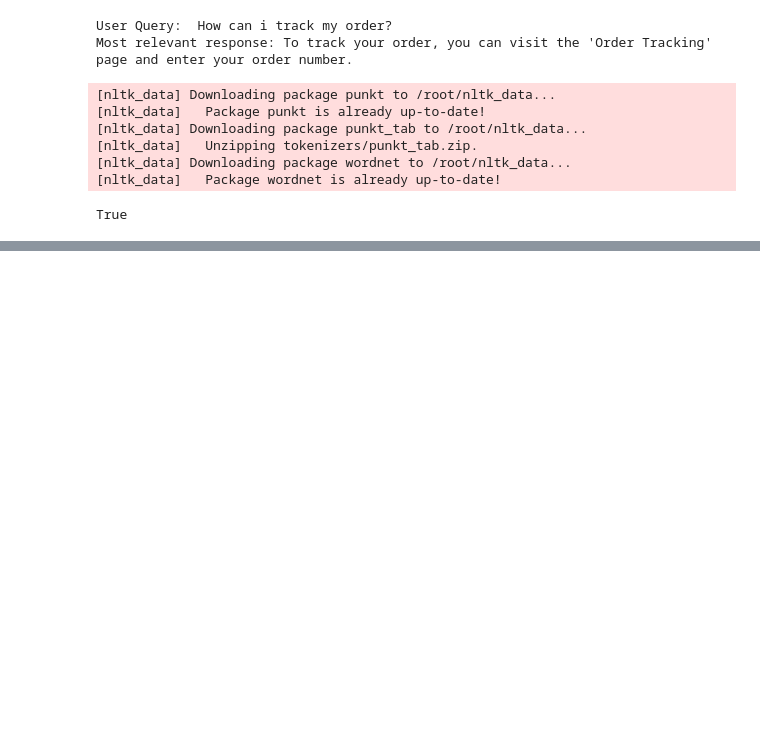
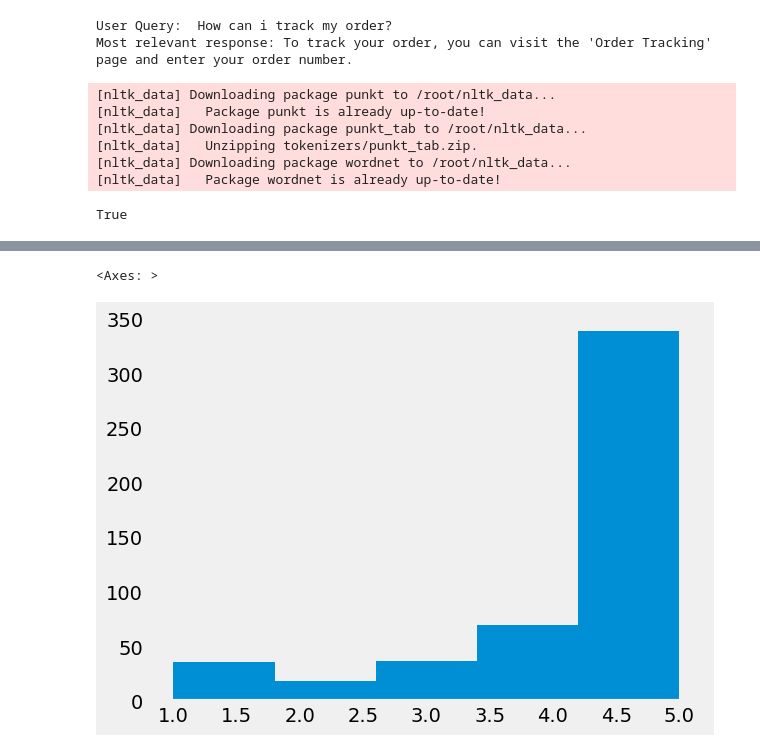
Before and after one commit to theManiac218/python, a Jupyter notebook: nlp.ipynb, the cells around one changed output, grey strips where cells are left out. Cells and saved outputs as stored; diff of their text form; code cells hidden in the pictures; blank space fills up the shorter version.

```diff
--- a/nlp.ipynb
+++ b/nlp.ipynb
@@ -1116,0 +1180,20 @@ def response(user_response):
+# %%
+# Import necessary libraries
+
+import numpy as np
+
+import pandas as pd
+
+import matplotlib.pyplot as plt
+
+
+
+#Read the data
+
+df = pd.read_csv('/root/.cache/kagglehub/datasets/snap/amazon-fine-food-reviews/versions/2/Reviews.csv', nrows=500)
+
+
+
+# Look at the top 5 rows of the data
+
+df.head(3)
@@ -1116,0 +1264,19 @@ def response(user_response):
+# %%
+# Create a new data frame “reviews” to perform exploratory data analysis upon that
+
+reviews = df
+
+
+
+# Dropping null values
+
+reviews.dropna(inplace=True)
+
+
+
+# The histogram reveals this dataset is highly unbalanced towards high rating.
+
+reviews.Score.hist(bins=5,grid=False)
+# %% [output]
+<Axes: >
+[figure, added]
```
Also changed, not shown: parts of 18 cells of this notebook.
